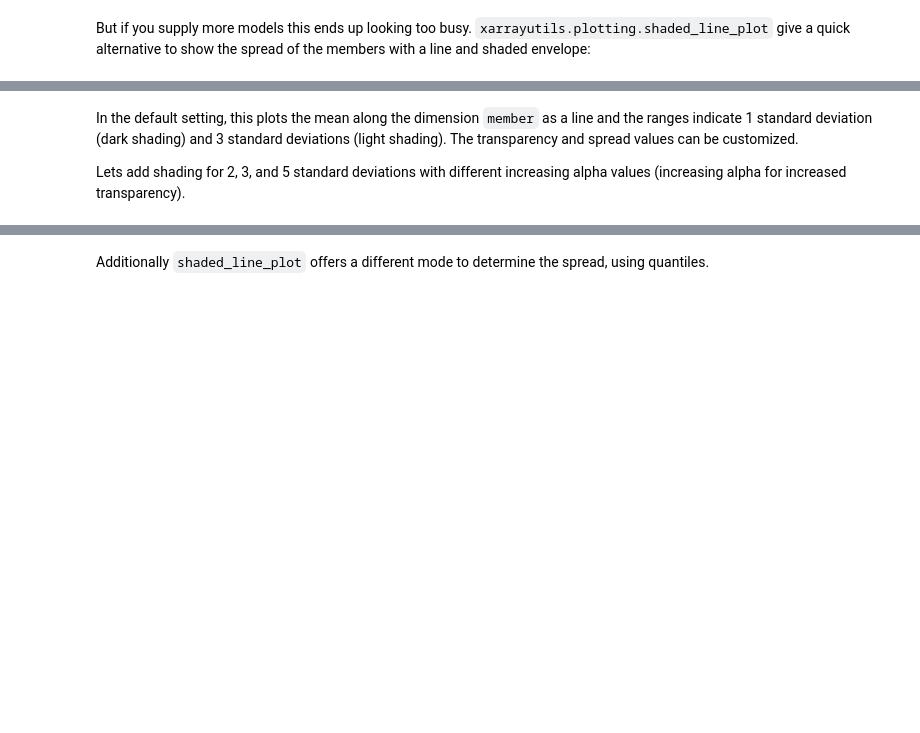
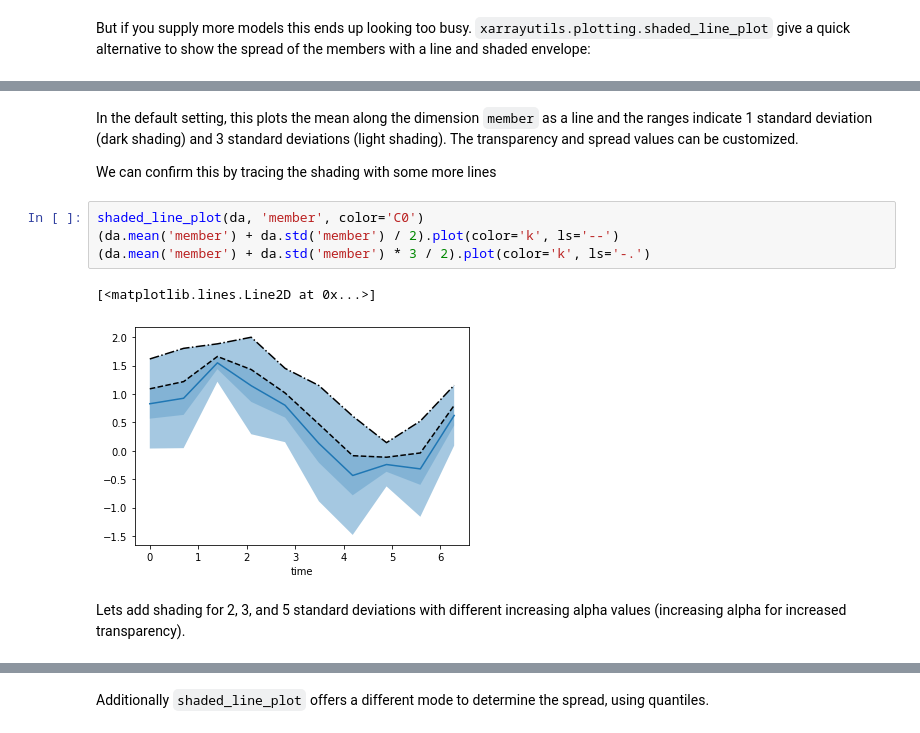
Before and after one commit to jbusecke/xarrayutils, a Jupyter notebook: docs/plotting.ipynb, the cells around one changed output, grey strips where cells are left out. Cells and saved outputs as stored; diff of their text form; blank space fills up the shorter version.

```diff
--- a/docs/plotting.ipynb
+++ b/docs/plotting.ipynb
@@ -81,7 +81,17 @@ shaded_line_plot(da2, 'member', color='C1');
 # %% [markdown]
 In the default setting, this plots the mean along the dimension `member` as a line and the ranges indicate 1 standard deviation (dark shading) and 3 standard deviations (light shading). The transparency and spread values can be customized.
 
-Lets add shading for 2, 3, and 5 standard deviations with different increasing alpha values (increasing alpha for increased transparency).
+We can confirm this by tracing the shading with some more lines
+# %%
+shaded_line_plot(da, 'member', color='C0')
+(da.mean('member') + da.std('member') / 2).plot(color='k', ls='--')
+(da.mean('member') + da.std('member') * 3 / 2).plot(color='k', ls='-.')
+# %% [output]
+[<matplotlib.lines.Line2D at 0x...>]
+[figure, added]
+# %% [markdown]
+
+Lets add shading for 2, 3, and 5 standard deviations with different increasing alpha values (increasing alpha for increased transparency).
 # %%
 shaded_line_plot(da, 'member', spreads=[2,3,5], alphas=[0.1, 0.3, 0.4], color='C0');
 shaded_line_plot(da2, 'member',spreads=[2,3,5], alphas=[0.2, 0.5, 0.6], color='C1');
```
Also changed, not shown: parts of 11 cells of this notebook, 1 other file.
